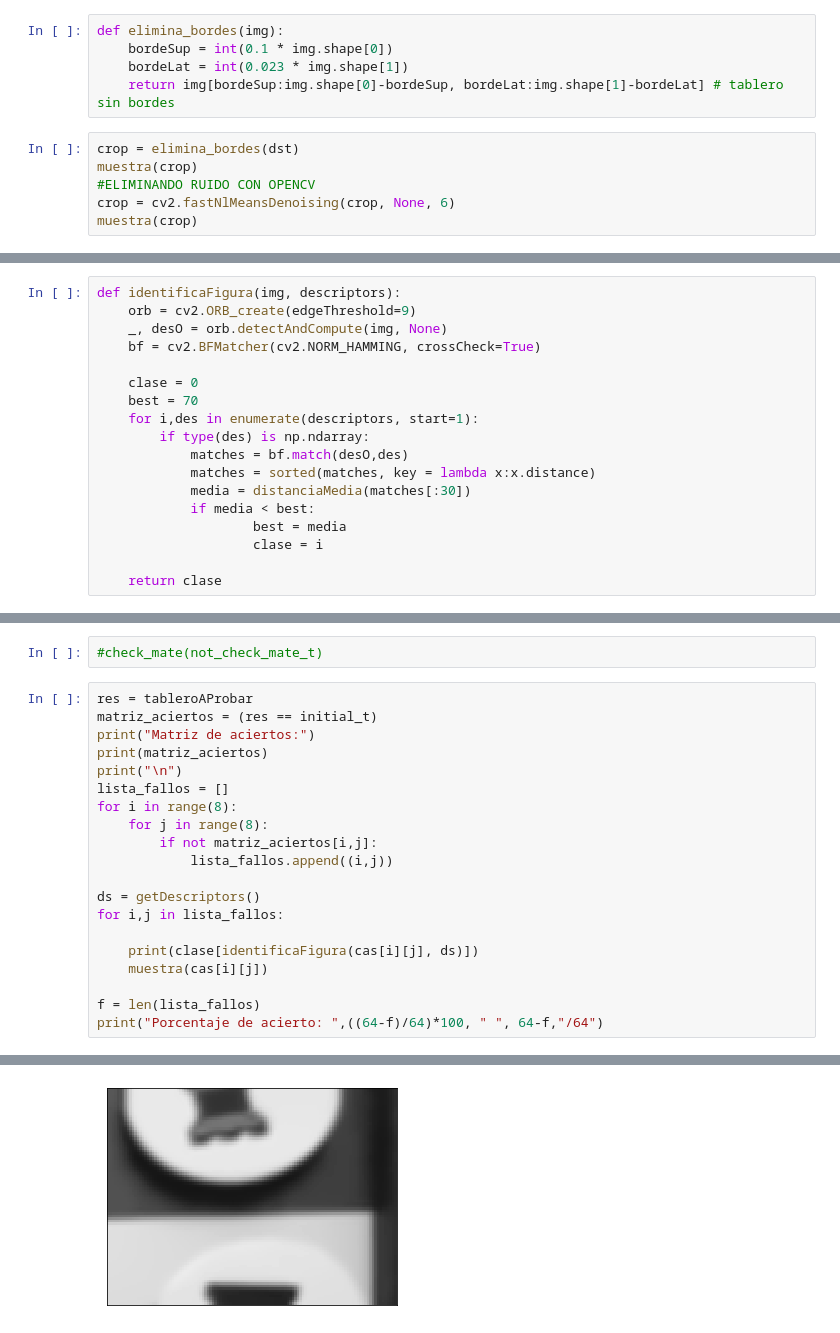
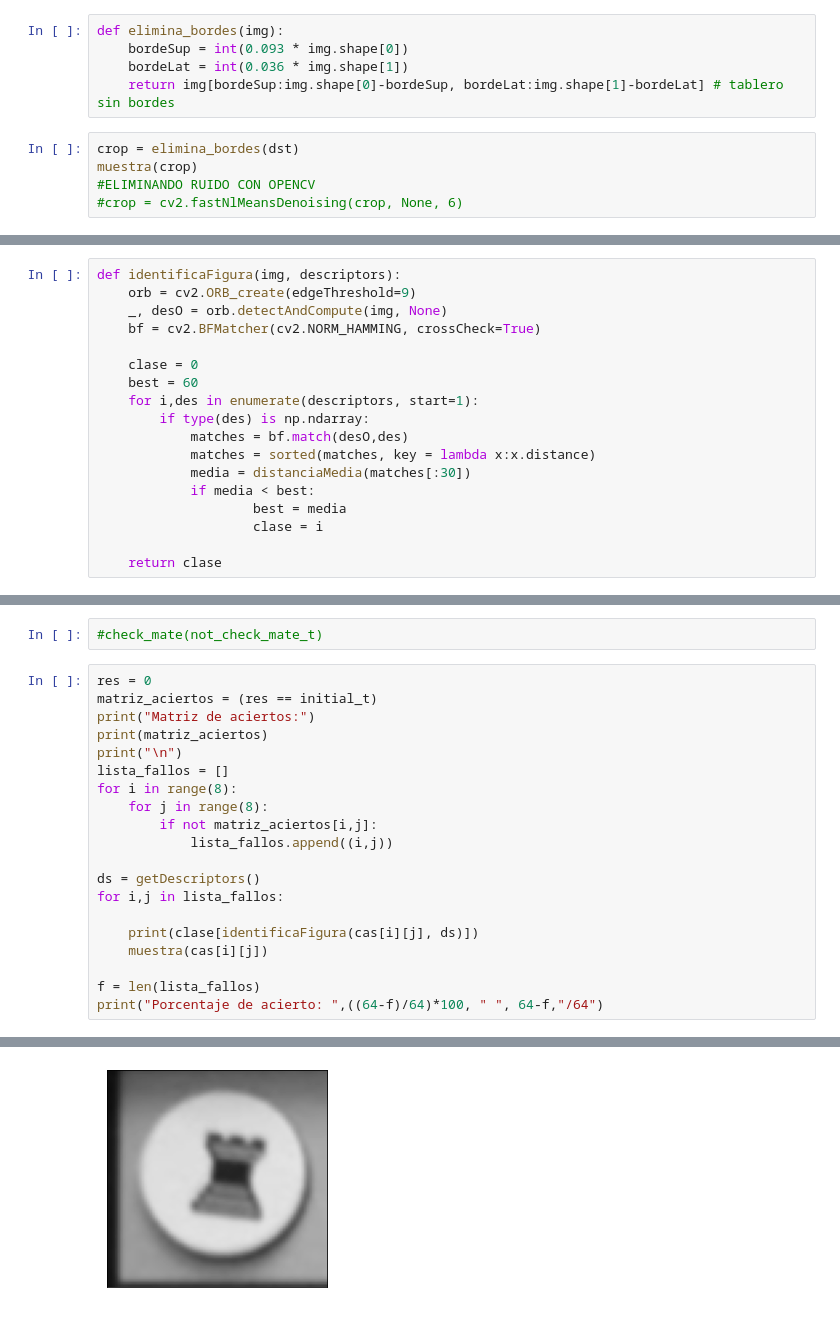
Before and after one commit to JGarruchoF/PID_Identificacion_de_fichas_tablero_ajedrez, a Jupyter notebook: AjedrezRecon.ipynb, the cells around one changed output, grey strips where cells are left out. Saved outputs shown, nothing was run; the diff lists cells and outputs as text.

```diff
--- a/AjedrezRecon.ipynb
+++ b/AjedrezRecon.ipynb
@@ -181,13 +171,12 @@ Hacemos un crop de la imágen para eliminar los bordes anchos de nuestro tablero
 Primera versión, me gustaría hacerlo más genérico.
 # %%
 def elimina_bordes(img):
-    bordeSup = int(0.1 * img.shape[0])
-    bordeLat = int(0.023 * img.shape[1])
+    bordeSup = int(0.093 * img.shape[0])
+    bordeLat = int(0.036 * img.shape[1])
     return img[bordeSup:img.shape[0]-bordeSup, bordeLat:img.shape[1]-bordeLat] # tablero sin bordes
 # %%
 crop = elimina_bordes(dst)
 muestra(crop)
 #ELIMINANDO RUIDO CON OPENCV
-crop = cv2.fastNlMeansDenoising(crop, None, 6)
-muestra(crop)
+#crop = cv2.fastNlMeansDenoising(crop, None, 6)
 # %% [output]
@@ -249,18 +230,0 @@ Las comparaciones entre el descriptor de la clase y el de la ficha que queremos
-# %%
-def identificaFigura(img, descriptors):
-    orb = cv2.ORB_create(edgeThreshold=9)
-    _, desO = orb.detectAndCompute(img, None)
-    bf = cv2.BFMatcher(cv2.NORM_HAMMING, crossCheck=True)
-
-    clase = 0
-    best = 70
-    for i,des in enumerate(descriptors, start=1):
-        if type(des) is np.ndarray:
-            matches = bf.match(desO,des)
-            matches = sorted(matches, key = lambda x:x.distance)
-            media = distanciaMedia(matches[:30])
-            if media < best:
-                    best = media
-                    clase = i
-
-    return clase
@@ -277,3 +237,21 @@ Para finalizar el proceso de reconocimiento de fichas en un tablero, se unifican
+# %%
+def identificaFigura(img, descriptors):
+    orb = cv2.ORB_create(edgeThreshold=9)
+    _, desO = orb.detectAndCompute(img, None)
+    bf = cv2.BFMatcher(cv2.NORM_HAMMING, crossCheck=True)
+
+    clase = 0
+    best = 60
+    for i,des in enumerate(descriptors, start=1):
+        if type(des) is np.ndarray:
+            matches = bf.match(desO,des)
+            matches = sorted(matches, key = lambda x:x.distance)
+            media = distanciaMedia(matches[:30])
+            if media < best:
+                    best = media
+                    clase = i
+
+    return clase
 # %%
 def creaTablero (casillas):
     descriptors = getDescriptors()
@@ -899,7 +860,7 @@ check_mate((tableroAProbar))
 # %%
 #check_mate(not_check_mate_t)
 # %%
-res = tableroAProbar
+res = 0
 matriz_aciertos = (res == initial_t)
 print("Matriz de aciertos:")
 print(matriz_aciertos)
@@ -934 +895 @@ Torre blanca
-[figure, old version]
+[figure, new version]
```
Also changed, not shown: parts of 23 cells of this notebook.
